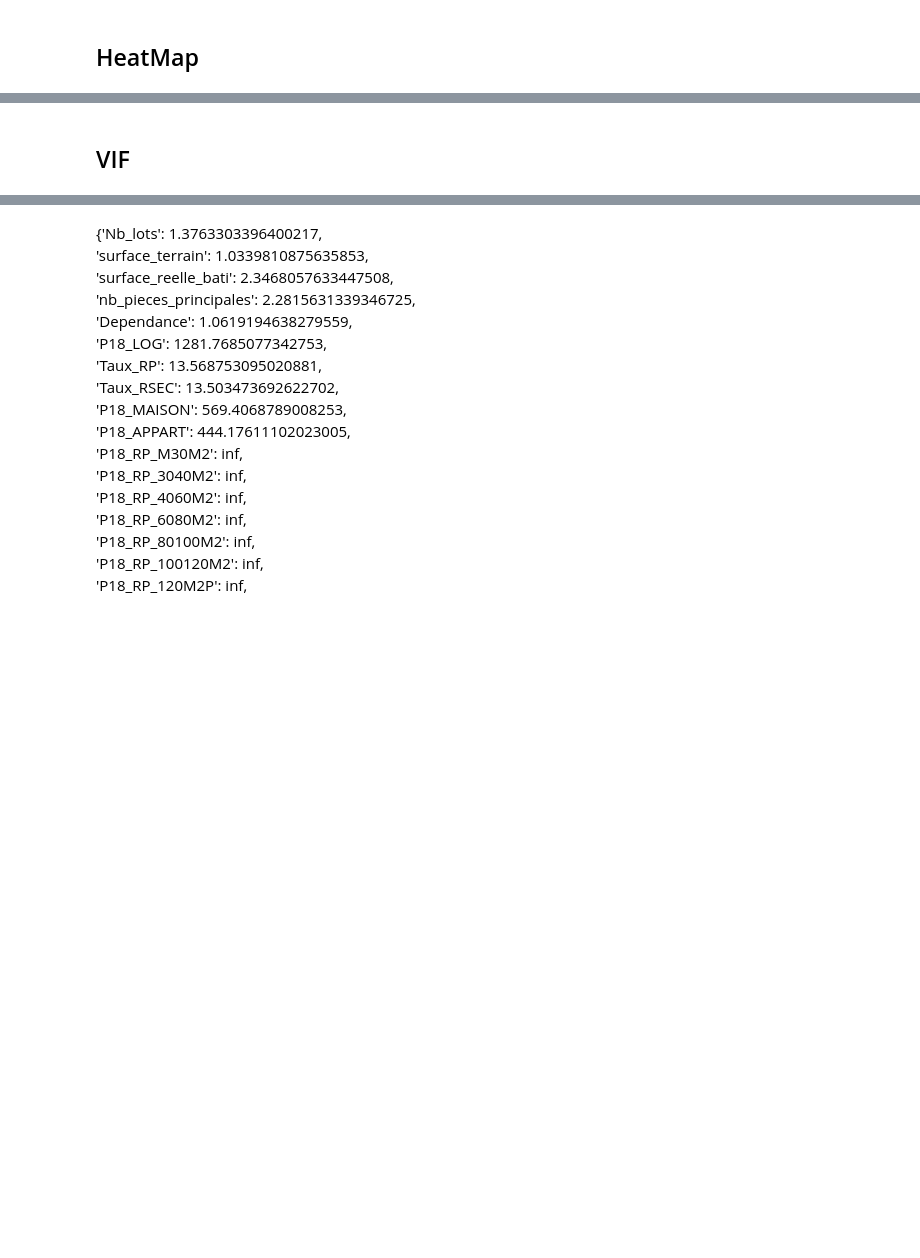
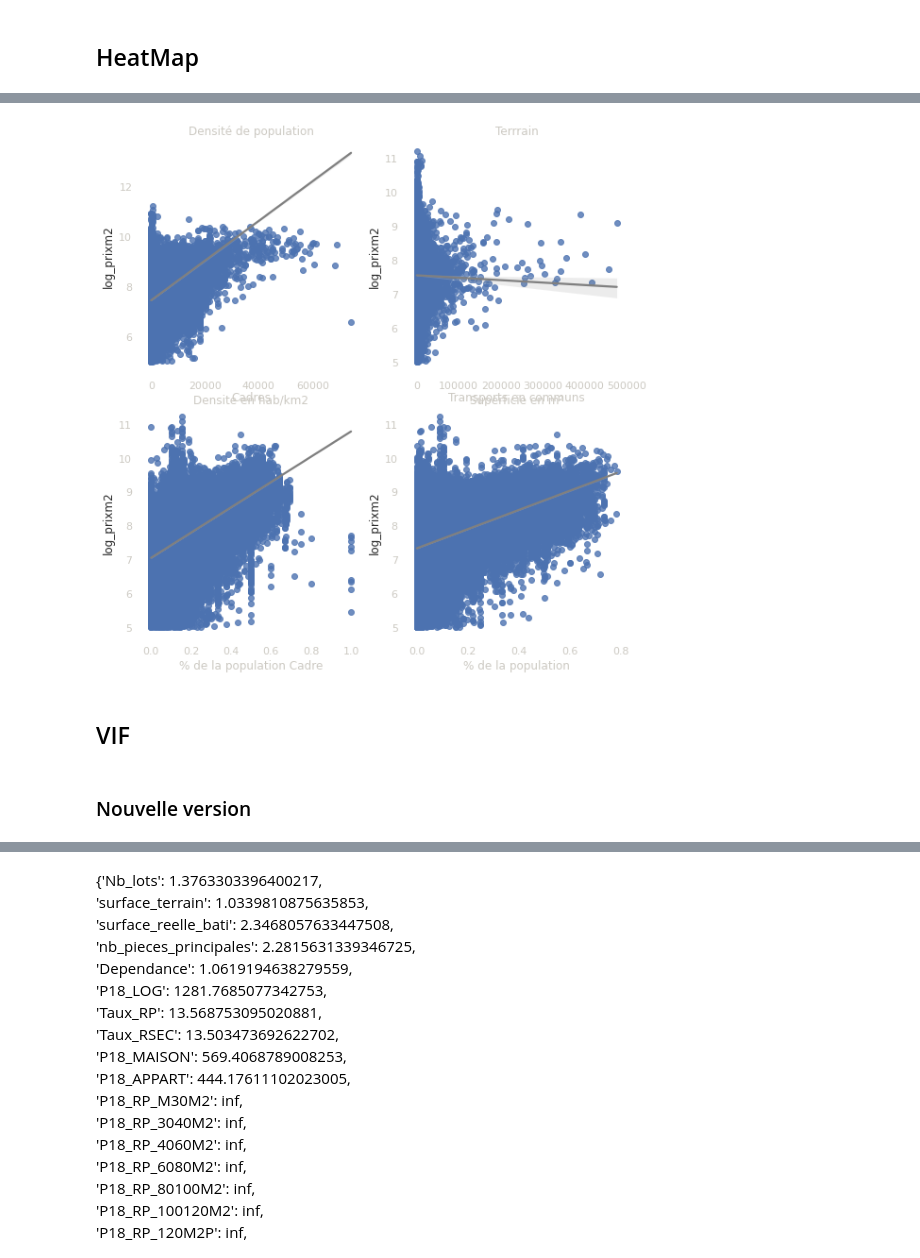
Before and after one commit to PierreBeylard/house_prediction, a Jupyter notebook: notebooks/Modele Vf - Full data set et binarisation variables.ipynb, the cells around one changed output, grey strips where cells are left out. Saved outputs shown, nothing was run; the diff lists cells and outputs as text; code cells hidden in the pictures; blank space fills up the shorter version.

```diff
--- a/notebooks/Modele Vf - Full data set et binarisation variables.ipynb
+++ b/notebooks/Modele Vf - Full data set et binarisation variables.ipynb
@@ -698,0 +996,56 @@ heatmap = sns.heatmap(X.corr().round(4), annot = True, mask =mask,  vmin=-1, vma
+# %%
+fig, ((ax1, ax2), (ax3, ax4)) = plt.subplots(2, 2, figsize=(8,8))
+plt.subplots_adjust(left=0.1,
+                    bottom=0.1,
+                    right=0.9,
+                    top=0.9,
+                    wspace=0.4,
+                    hspace=0.4)
+
+#sns.set(font_scale=1)
+fig.tight_layout()
+sns.set_style("dark", {'axes.grid' : False})
+
+sns.regplot(data=df,y='log_prixm2', x='densite_pop', fit_reg=True, ax= ax1, line_kws={"color": "grey"})
+#ax1.scatter(X['densite_pop'], y)
+ax1.set_xlabel("Densite en hab/km²")
+
+#ax2.scatter(X['surface_terrain'], y)
+sns.regplot(data=df,y='log_prixm2', x='surface_terrain', fit_reg=True, ax= ax2, line_kws={"color": "grey"})
+ax2.set_xlabel("Superficie en m²")
+
+#ax3.scatter(X['Taux_TCOM'], y)
+sns.regplot(data=df,y='log_prixm2', x='Taux_CS3', fit_reg=True, ax= ax3, line_kws={"color": "grey"})
+ax3.set_xlabel("% de la population Cadre")
+
+#ax4.scatter(X['nb_pieces_principales'], y)
+sns.regplot(data=df,y='log_prixm2', x='Taux_TCOM', fit_reg=True, ax= ax4, line_kws={"color": "grey"})
+ax4.set_xlabel("% de la population utilisant")
+
+ax1.set_title("Densité de population",  color ="#ccc9c2")
+#ax2.set_xlabel("Completion rate")
+ax2.set_title("Terrrain",  color ="#ccc9c2")
+ax3.set_title("Cadres",  color ="#ccc9c2")
+ax4.set_title("Transports en communs",  color ="#ccc9c2")
+
+ax1.tick_params(axis='x', colors='#ccc9c2')
+ax1.tick_params(axis='y', colors='#ccc9c2')
+ax1.xaxis.label.set_color("#ccc9c2")
+ax1.patch.set_alpha(0)
+ax2.tick_params(axis='x', colors='#ccc9c2')
+ax2.tick_params(axis='y', colors='#ccc9c2')
+ax2.xaxis.label.set_color("#ccc9c2")
+ax2.patch.set_alpha(0)
+ax3.tick_params(axis='x', colors='#ccc9c2')
+ax3.tick_params(axis='y', colors='#ccc9c2')
+ax3.xaxis.label.set_color("#ccc9c2")
+ax3.patch.set_alpha(0)
+ax4.tick_params(axis='x', colors='#ccc9c2')
+ax4.tick_params(axis='y', colors='#ccc9c2')
+ax4.xaxis.label.set_color("#ccc9c2")
+ax4.patch.set_alpha(0)
+fig.patch.set_alpha(0)
+
+plt.show()
+# %% [output]
+[figure, added]
@@ -719,0 +1109,2 @@ X['intercept'] = 1
+# %% [markdown]
+### Nouvelle version
```
Also changed, not shown: parts of 120 cells of this notebook, 2 other files.
